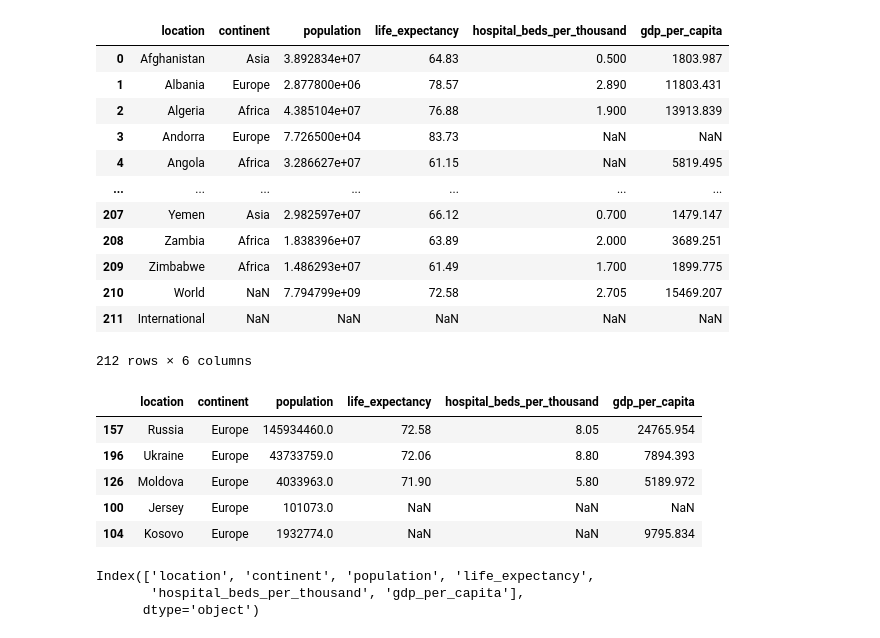
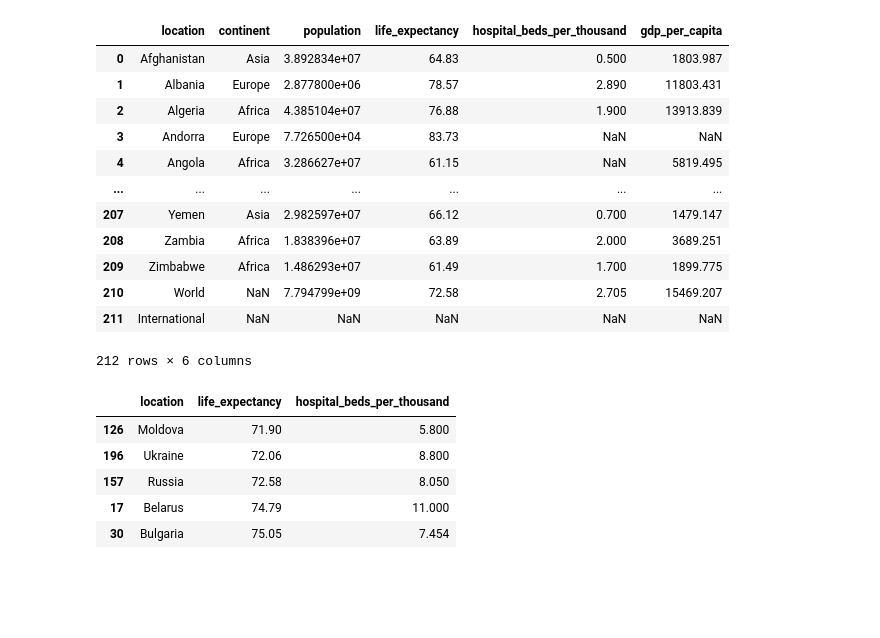
Before and after one commit to aleksmn/jovian, a Jupyter notebook: pandas/python-pandas-data-analysis/practice-pandas-data.ipynb, the cells around one changed output. Drawn from its saved outputs; the diff is of its cells as text; code cells hidden in the pictures; blank space fills up the shorter version.

```diff
--- a/pandas/python-pandas-data-analysis/practice-pandas-data.ipynb
+++ b/pandas/python-pandas-data-analysis/practice-pandas-data.ipynb
@@ -367,17 +367,14 @@ locations_df
 | 211 | International | NaN | NaN | NaN | NaN | NaN |
 212 rows × 6 columns
 # %%
-locations_df.query("continent=='Europe' and population > 100000").sort_values('life_expectancy', ascending=False).tail()
+query = "continent=='Europe' and population > 100000 and life_expectancy > 0"
+life_exp_df = locations_df.query(query).sort_values('life_expectancy', ascending=True)
-# %% [output]
-|  | location | continent | population | life_expectancy | hospital_beds_per_thousand | gdp_per_capita |
-| 157 | Russia | Europe | 145934460.0 | 72.58 | 8.05 | 24765.954 |
-| 196 | Ukraine | Europe | 43733759.0 | 72.06 | 8.80 | 7894.393 |
-| 126 | Moldova | Europe | 4033963.0 | 71.90 | 5.80 | 5189.972 |
-| 100 | Jersey | Europe | 101073.0 | NaN | NaN | NaN |
-| 104 | Kosovo | Europe | 1932774.0 | NaN | NaN | 9795.834 |
-# %%
-locations_df.columns
-# %% [output]
-Index(['location', 'continent', 'population', 'life_expectancy',
-       'hospital_beds_per_thousand', 'gdp_per_capita'],
-      dtype='object')
+# %%
+life_exp_df[['location', 'life_expectancy', 'hospital_beds_per_thousand']].head()
+# %% [output]
+|  | location | life_expectancy | hospital_beds_per_thousand |
+| 126 | Moldova | 71.90 | 5.800 |
+| 196 | Ukraine | 72.06 | 8.800 |
+| 157 | Russia | 72.58 | 8.050 |
+| 17 | Belarus | 74.79 | 11.000 |
+| 30 | Bulgaria | 75.05 | 7.454 |
```
Also changed, not shown: parts of 1 cell of this notebook, 3 other files.
